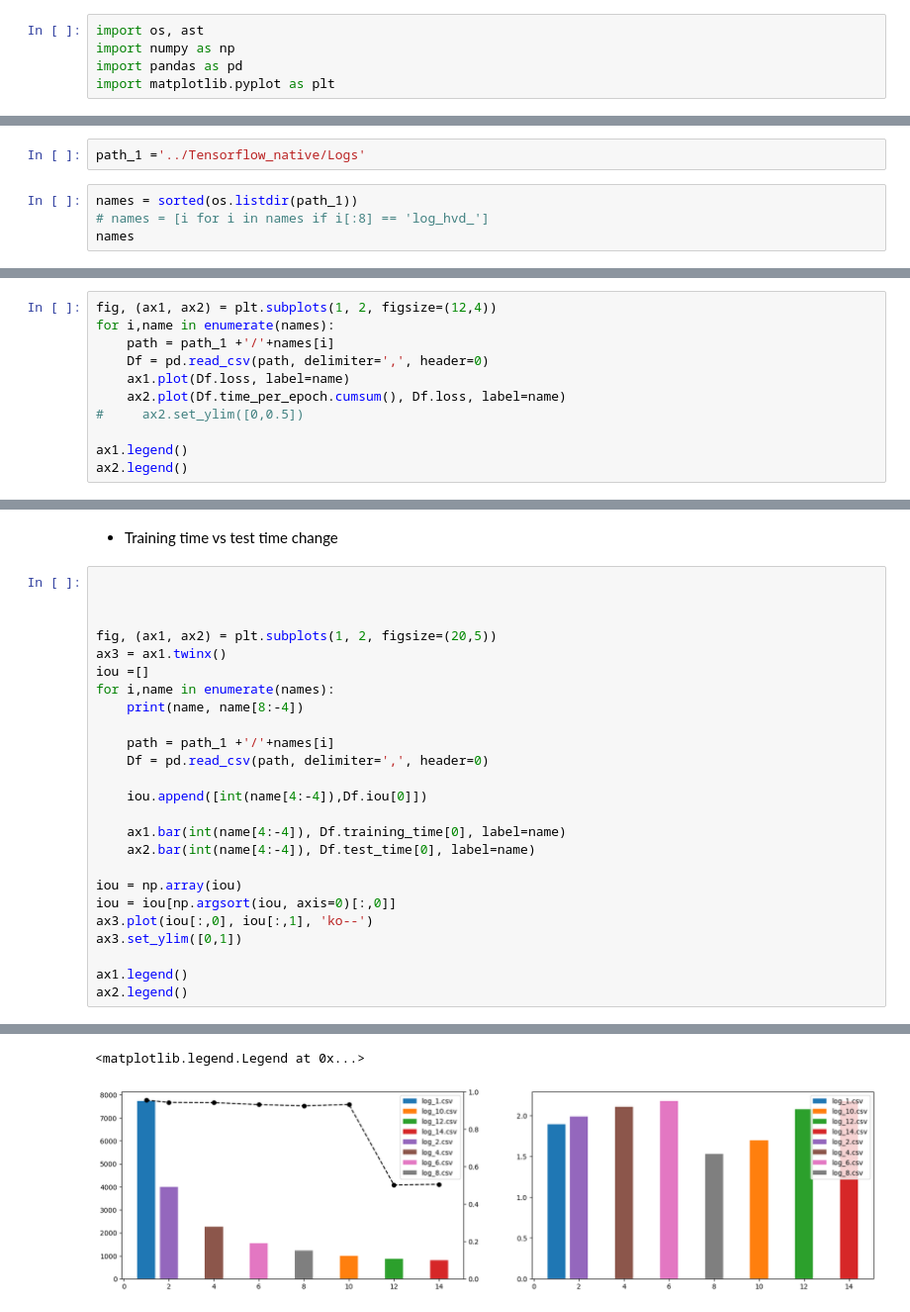
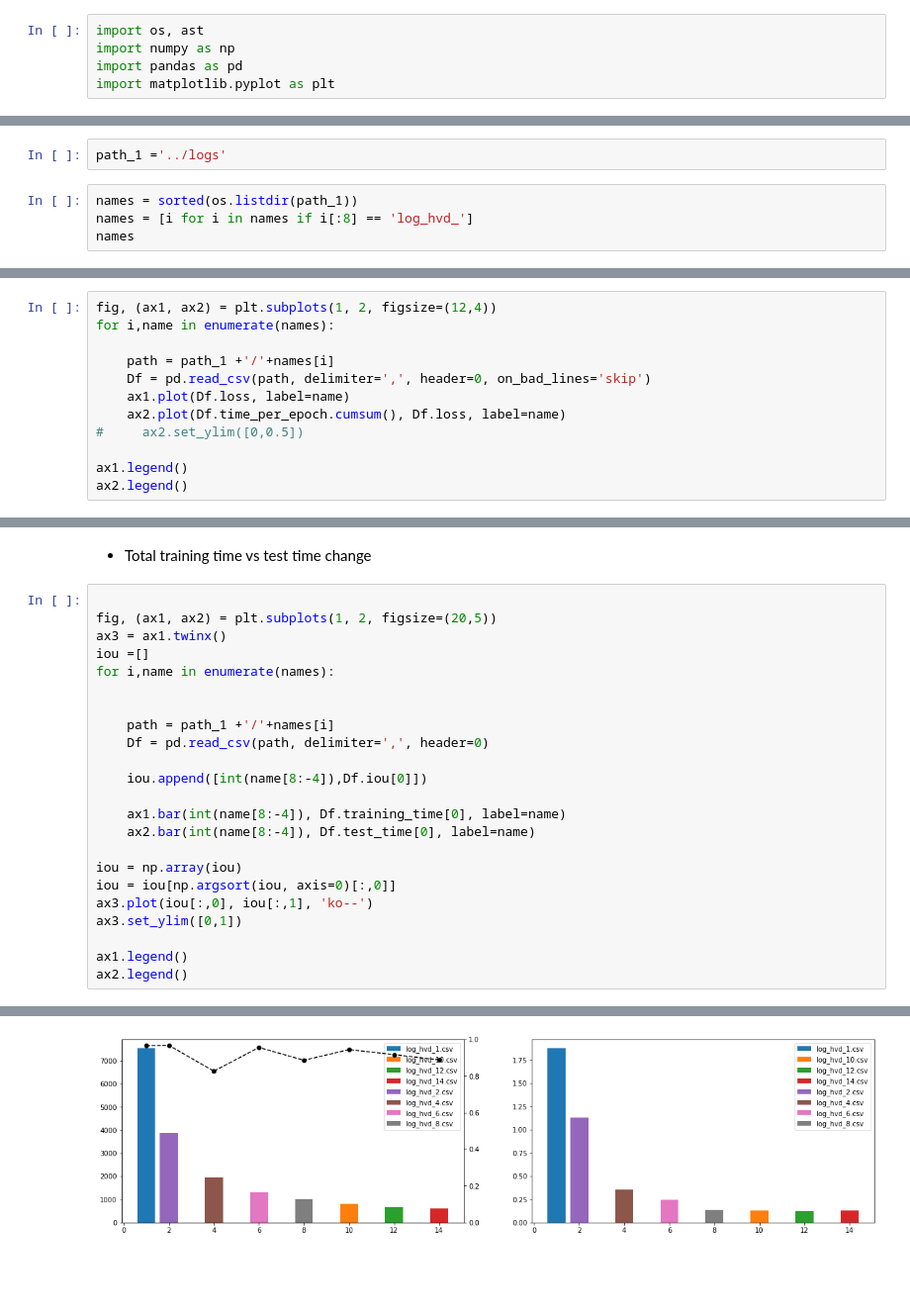
Before and after one commit to oekosheri/tensorflow_unet_scaling, a Jupyter notebook: notebooks/Loss_curves.ipynb, the cells around one changed output, grey strips where cells are left out. Shown at 99% size. Saved outputs shown, nothing was run; the diff lists cells and outputs as text; blank space fills up the shorter version.

```diff
--- a/notebooks/Loss_curves.ipynb
+++ b/notebooks/Loss_curves.ipynb
@@ -14,7 +9,7 @@ import matplotlib.pyplot as plt
 # %%
-path_1 ='../Tensorflow_native/Logs'
+path_1 ='../logs'
 # %%
 names = sorted(os.listdir(path_1))
-# names = [i for i in names if i[:8] == 'log_hvd_']
+names = [i for i in names if i[:8] == 'log_hvd_']
 names
 # %% [output]
@@ -29,8 +26,9 @@ names
 # %%
 fig, (ax1, ax2) = plt.subplots(1, 2, figsize=(12,4))
 for i,name in enumerate(names):
+
     path = path_1 +'/'+names[i]
-    Df = pd.read_csv(path, delimiter=',', header=0)
+    Df = pd.read_csv(path, delimiter=',', header=0, on_bad_lines='skip')
     ax1.plot(Df.loss, label=name)
     ax2.plot(Df.time_per_epoch.cumsum(), Df.loss, label=name)
 #     ax2.set_ylim([0,0.5])
@@ -43,22 +41,20 @@ ax2.legend()
 # %% [markdown]
-- Training time vs test time change
+- Total training time vs test time change
 # %%
-
-
 
 fig, (ax1, ax2) = plt.subplots(1, 2, figsize=(20,5))
 ax3 = ax1.twinx()
 iou =[]
 for i,name in enumerate(names):
-    print(name, name[8:-4])
+
 
     path = path_1 +'/'+names[i]
     Df = pd.read_csv(path, delimiter=',', header=0)
 
-    iou.append([int(name[4:-4]),Df.iou[0]])
+    iou.append([int(name[8:-4]),Df.iou[0]])
 
-    ax1.bar(int(name[4:-4]), Df.training_time[0], label=name)
-    ax2.bar(int(name[4:-4]), Df.test_time[0], label=name)
+    ax1.bar(int(name[8:-4]), Df.training_time[0], label=name)
+    ax2.bar(int(name[8:-4]), Df.test_time[0], label=name)
 
 iou = np.array(iou)
 iou = iou[np.argsort(iou, axis=0)[:,0]]
@@ -79,2 +68 @@ log_8.csv
-<matplotlib.legend.Legend at 0x...>
-[figure, old version]
+[figure, new version]
```
Also changed, not shown: parts of 10 cells of this notebook, 9 other files.
